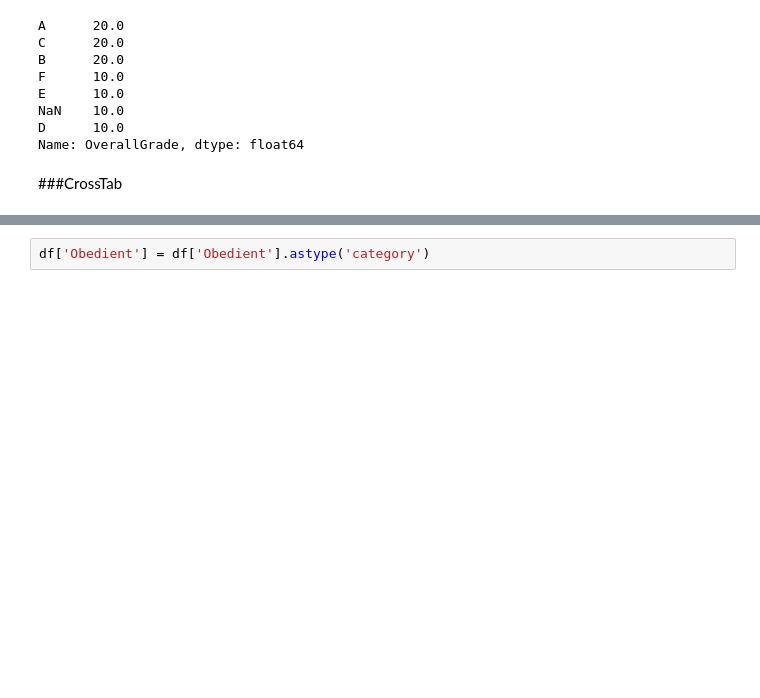
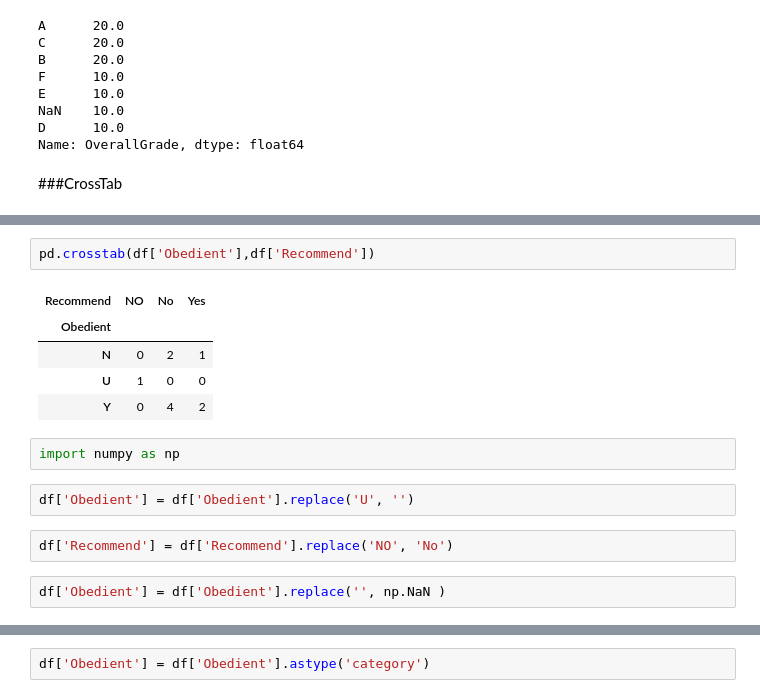
Before and after one commit to arshad831/advancedpython, a Jupyter notebook: Data_Exploration_using_Pandas_Python_for_DS.ipynb, the cells around one changed output, grey strips where cells are left out. Cells and saved outputs as stored; diff of their text form; blank space fills up the shorter version.

```diff
--- a/Data_Exploration_using_Pandas_Python_for_DS.ipynb
+++ b/Data_Exploration_using_Pandas_Python_for_DS.ipynb
@@ -1057,0 +1083,16 @@ df
+# %%
+pd.crosstab(df['Obedient'],df['Recommend'])
+# %% [output]
+| Recommend | NO | No | Yes |
+| Obedient |  |  |  |
+| N | 0 | 2 | 1 |
+| U | 1 | 0 | 0 |
+| Y | 0 | 4 | 2 |
+# %%
+import numpy as np
+# %%
+df['Obedient'] = df['Obedient'].replace('U', '')
+# %%
+df['Recommend'] = df['Recommend'].replace('NO', 'No')
+# %%
+df['Obedient'] = df['Obedient'].replace('', np.NaN )
```
Also changed, not shown: parts of 16 cells of this notebook.
